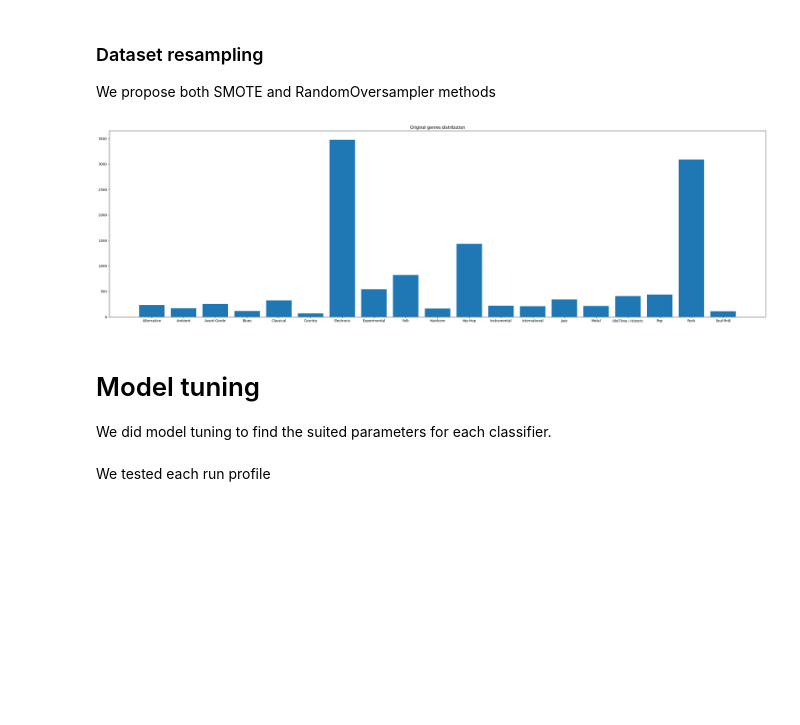
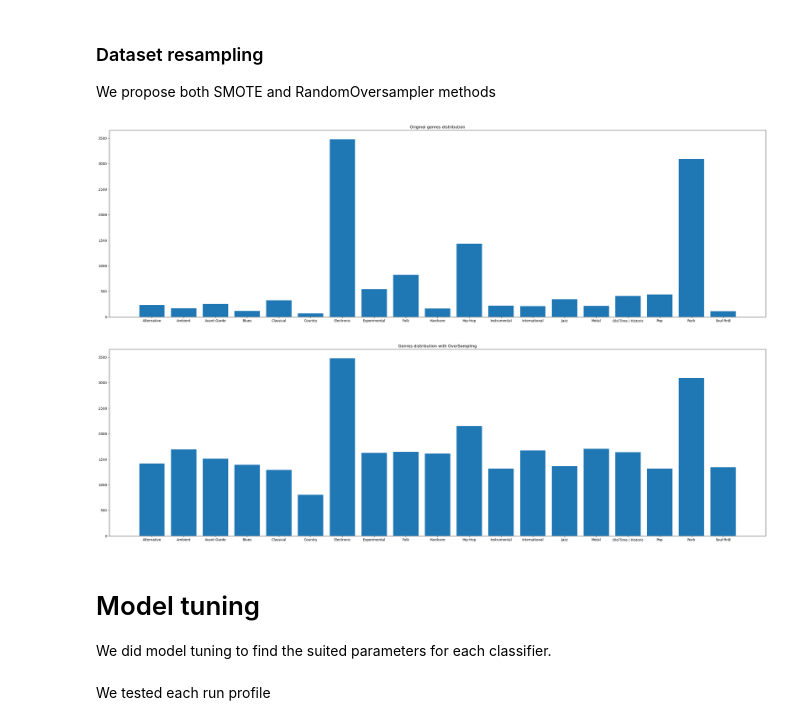
Before and after one commit to BSc-MSc-Projects/Music-Learning, a Jupyter notebook: Music_Learning.ipynb, the cells around one changed output. Saved outputs shown, nothing was run; the diff lists cells and outputs as text; code cells hidden in the pictures; blank space fills up the shorter version.

```diff
--- a/Music_Learning.ipynb
+++ b/Music_Learning.ipynb
@@ -68,7 +68,7 @@ We present two versions of the notebook, associated with the two binary value of
 There is also an __EXEC_PROFILE__ variable that is a dictonary which value will be used as an "operational profile".
 # %%
 VERSION = 1
-EXEC_PROFILE = {"PCA": False, "FS": False, "SMOTE": False, "OVERS": False}
+EXEC_PROFILE = {"PCA": False, "FS": False, "SMOTE": False, "OVERS": True}
 
 header_str = "PCA,FS,SMOTE,OVERS,accuracy\n"
 baseline_str = str(EXEC_PROFILE["PCA"]) + ","+str(EXEC_PROFILE["FS"])+","+str(EXEC_PROFILE["SMOTE"])+","+str(EXEC_PROFILE["OVERS"])
@@ -227,72 +227,50 @@ orig_labels.sort()
 # summarize distribution
 counter = Counter(y_train)
 strategy = {}
 for k,v in counter.items():
-    per = v / len(y_train) * 100
     strategy[k] = v
-    #print('Class=%d, n=%d (%.3f%%)' % (k, v, per))
+
 sorted_dict = dict(sorted(strategy.items()))
 bar_plot((35,10), sorted_dict.values(), orig_labels, 'Original genres distribution')
 
 if EXEC_PROFILE["OVERS"] or EXEC_PROFILE["SMOTE"]:
     # define oversampling strategy
     max_class = max(strategy, key=strategy.get)
 
     for k,v in strategy.items():
-        if v < strategy[max_class]/20:
+        if v < strategy[max_class]/24:
+            strategy[k] = v * 12
+        elif v < strategy[max_class]/20:
             strategy[k] = v * 10
-        elif v < strategy[max_class]/10:
-            strategy[k] = v * 5
-        elif v < strategy[max_class]/5:
-            strategy[k] = math.ceil(v * 2.5)
-        elif v < strategy[max_class]/2.5:
+        elif v < strategy[max_class]/16:
+            strategy[k] = v * 8
+        elif v < strategy[max_class]/12:
+            strategy[k] = v * 6
+        elif v < strategy[max_class]/8:
+            strategy[k] = v * 4
+        elif v < strategy[max_class]/6:
+            strategy[k] = math.ceil(v * 3)
+        elif v < strategy[max_class]/4:
+            strategy[k] = math.ceil(v * 2)
+        elif v < strategy[max_class]/2:
             strategy[k] = math.ceil(v * 1.5)
-        elif v < strategy[max_class]/2:
-            strategy[k] = math.ceil(v * 1.25)
 
     # transform the dataset
-    #if variable == 0:
     if EXEC_PROFILE["SMOTE"]:
-        #SVM
-        C_best = 50
-        #LR
-        solver = 'newton-cg'
-        #kNN
-        n_neighbours = 1
-        #MLP
-        hidden_layer_sizes = 150
-        criterion = 'entropy'
-        #DT
-        max_depth=12
-
         oversample = SMOTE(sampling_strategy=strategy)
         # fit and apply the transform
         X_train, y_train = oversample.fit_resample(X_train, y_train)
+
     elif EXEC_PROFILE["OVERS"]:
-        # SVM
-        C_best = 100
-        # LR
-        solver = 'newton-cg'
-        # kNN
-        n_neighbours = 1
-        # MLP
-        hidden_layer_sizes = 100
-        alpha = 1e-3
-        # DT
-
         oversample = RandomOverSampler(sampling_strategy=strategy)
         # fit and apply the transform
         X_train, y_train = oversample.fit_resample(X_train, y_train)
 
-    #summarize distribution
-    counter = Counter(y_train)
-    for k,v in counter.items():
-        per = v / len(y_train) * 100
-        print('Class=%d, n=%d (%.3f%%)' % (k, v, per))
     sorted_dict = dict(sorted(strategy.items()))
     bar_plot((35,10), sorted_dict.values(), orig_labels, 'Genres distribution with OverSampling')
 # %% [output]
 [figure]
+[figure, added]
 # %% [markdown]
 # Model tuning
 We did model tuning to find the suited parameters for each classifier.
```
Also changed, not shown: parts of 6 cells of this notebook.
